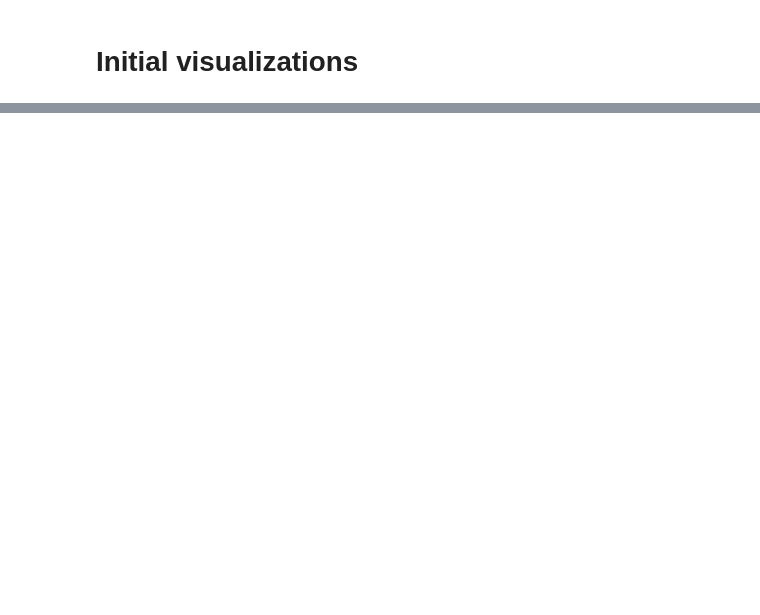
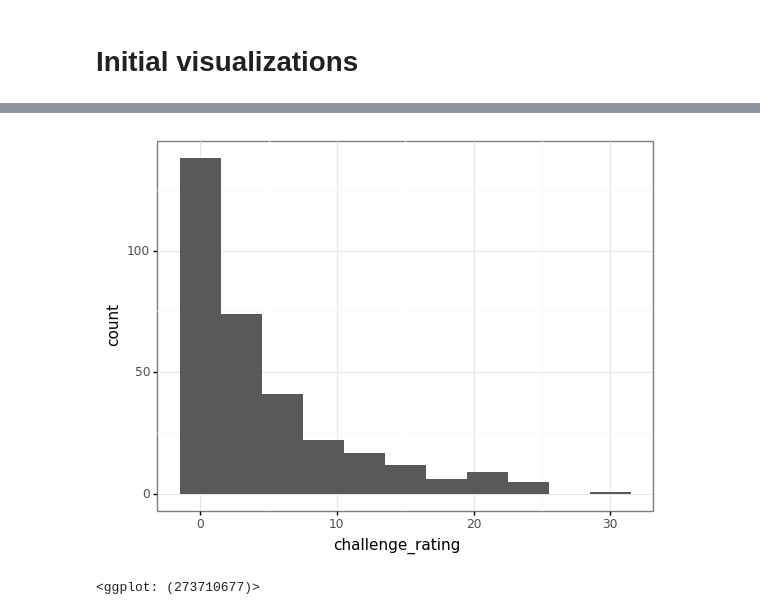
Before and after one commit to wisygig/cr, a Jupyter notebook: 1. Exploratory analysis.ipynb, the cells around one changed output, grey strips where cells are left out. Cells and saved outputs as stored; diff of their text form; code cells hidden in the pictures; blank space fills up the shorter version.

```diff
--- a/1. Exploratory analysis.ipynb
+++ b/1. Exploratory analysis.ipynb
@@ -42,0 +85,7 @@ ggplot(a, aes(x='challenge_rating', y='hit_points')) + geom_boxplot() \
+# %%
+ggplot(monster_df, aes(x='challenge_rating')) \
+    + geom_histogram(stat=stat_bin(binwidth=3)) \
+    + theme_bw()
+# %% [output]
+[figure, added]
+<ggplot: (273710677)>
```
Also changed, not shown: parts of 24 cells of this notebook, 2 other files.
